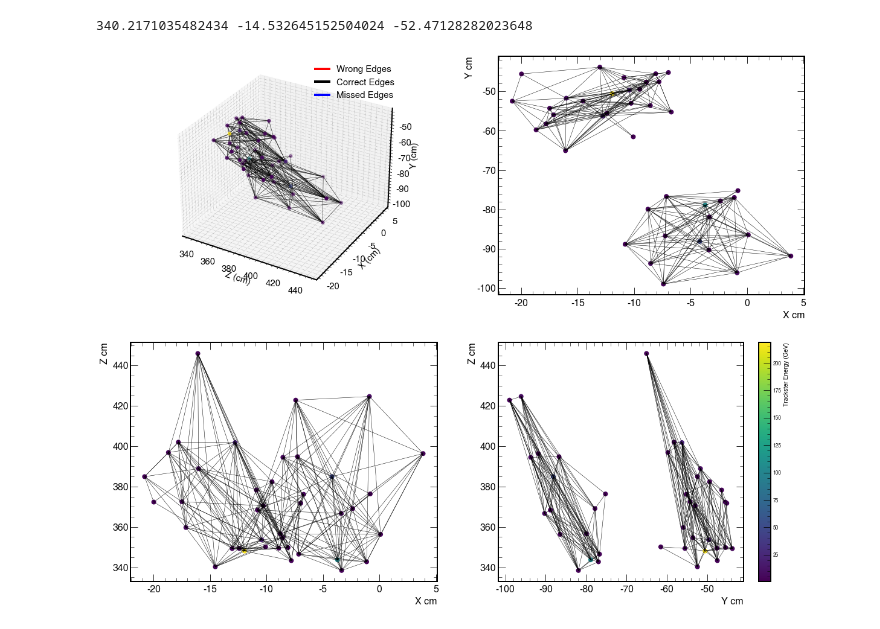
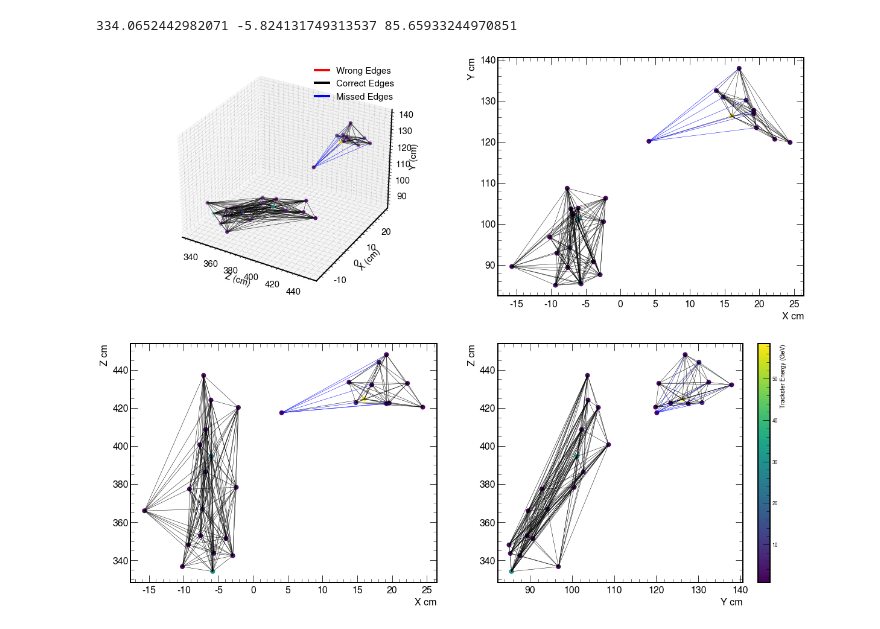
Before and after one commit to Abhirikshma/HackathonLinking, a Jupyter notebook: 3-Visualization.ipynb, the cells around one changed output. Saved outputs shown, nothing was run; the diff lists cells and outputs as text; code cells hidden in the pictures.

```diff
--- a/3-Visualization.ipynb
+++ b/3-Visualization.ipynb
@@ -305,25 +308,25 @@ GraphNet(
   )
 )
 # %%
-ev_vis = 101 #event to visualize
+ev_vis = 116 #event to visualize
 t_node, t_pairs = truth_pairs(modelLoad, testDataset, ev_vis, 0.5)
 p_node, p_pairs = prediction_pairs(modelLoad, testDataset, ev_vis, 0.6)
 
 from pylab import cm
 from IPython.display import display
 
 %matplotlib inline
 fig = plt.figure(figsize=(20,16))
 ax = fig.add_subplot(221, projection='3d')
 ax2 = fig.add_subplot(222)
 ax3 = fig.add_subplot(223)
 ax4 = fig.add_subplot(224)
 x = p_node[:,0].detach().numpy()
 y = p_node[:,1].detach().numpy()
 z = p_node[:,2].detach().numpy()
 E = p_node[:,10].detach().numpy()
 plotTrackster(fig, ax, ax2,ax3,ax4, z,x,y,heatmap=E,edges=p_pairs, edges_t = t_pairs)
 # %% [output]
-340.2171035482434 -14.532645152504024 -52.47128282023648
+334.0652442982071 -5.824131749313537 85.65933244970851
-[figure, old version]
+[figure, new version]
 # %%
```
Also changed, not shown: parts of 16 cells of this notebook.
